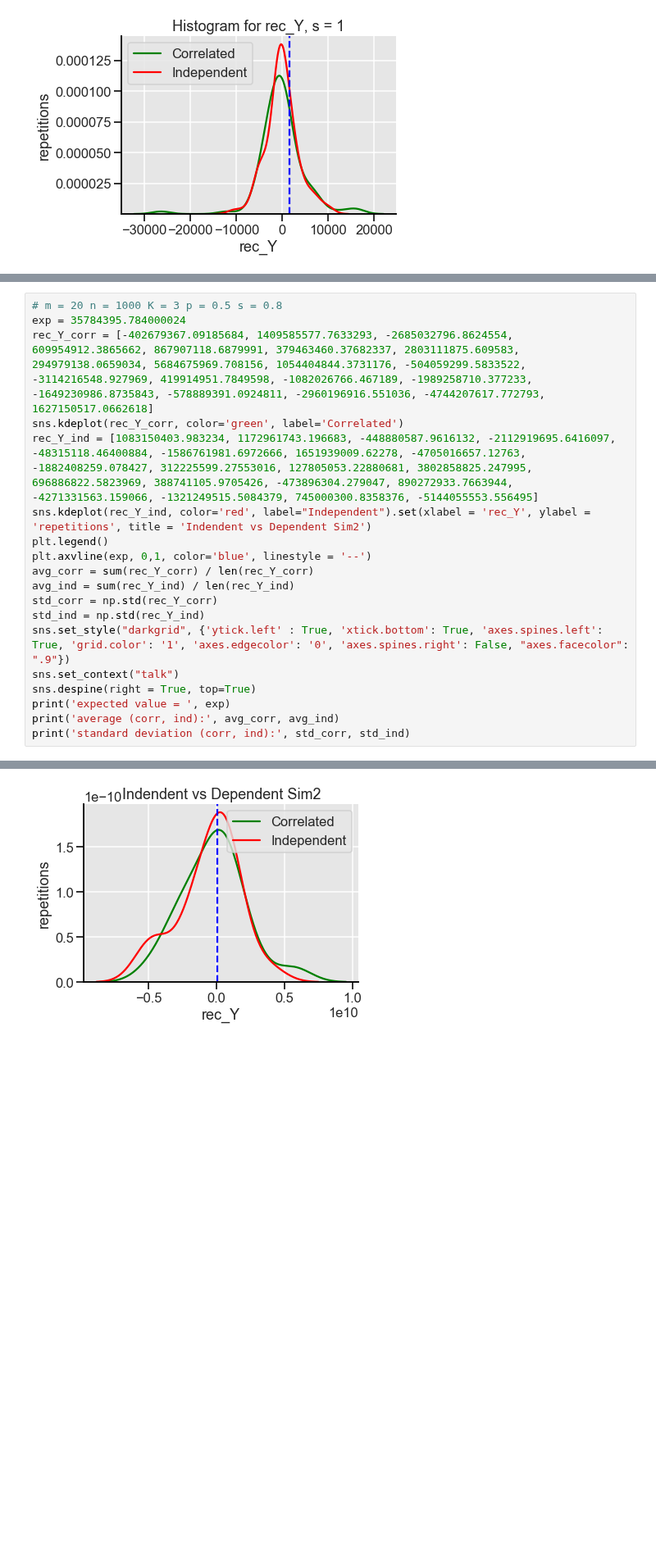
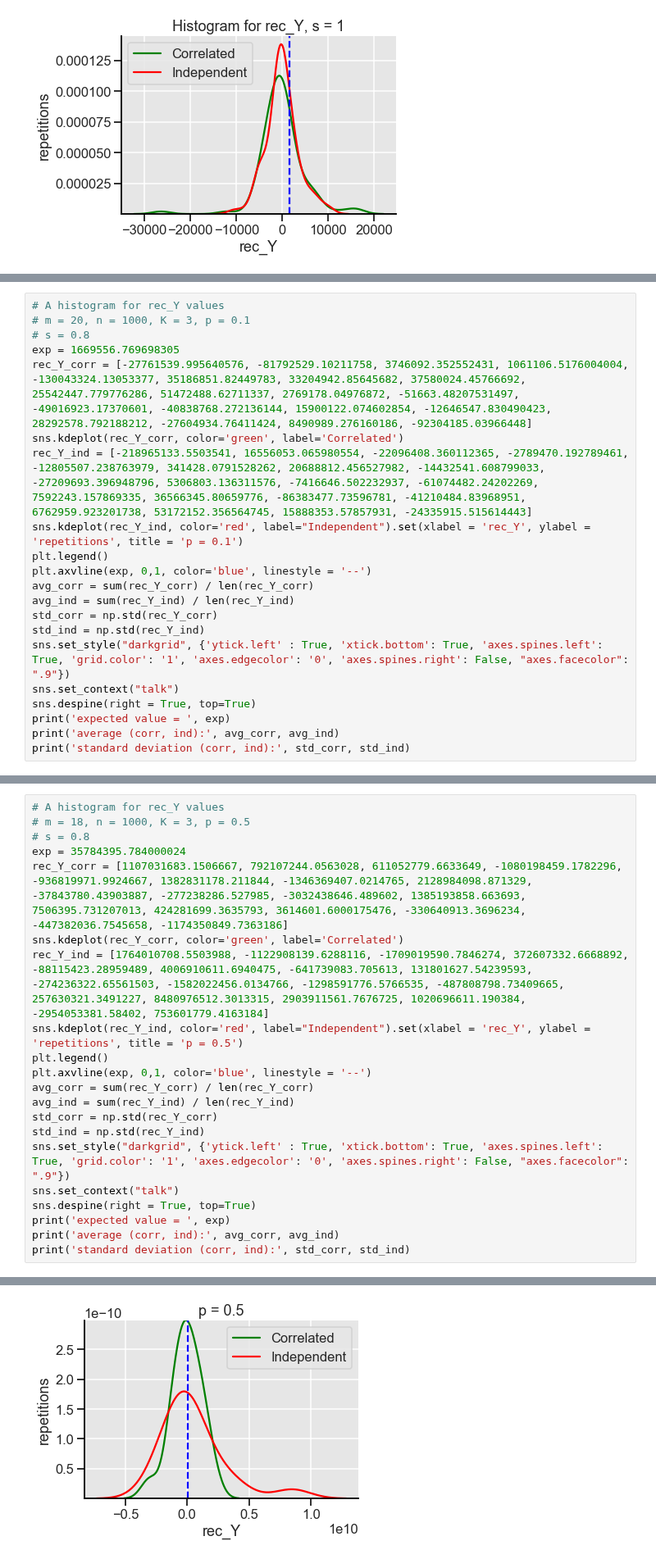
Before and after one commit to louishu17/tree_color_coding_task, a Jupyter notebook: Jupyter Vizualizations/sim2_viz.ipynb, the cells around one changed output, grey strips where cells are left out. Shown at 82% size. Saved outputs shown, nothing was run; the diff lists cells and outputs as text; blank space fills up the shorter version.

```diff
--- a/Jupyter Vizualizations/sim2_viz.ipynb
+++ b/Jupyter Vizualizations/sim2_viz.ipynb
@@ -233,0 +207,21 @@ standard deviation (corr, ind): 578614958.1542993 924652434.0070877
+# %%
+# A histogram for rec_Y values
+# m = 20, n = 1000, K = 3, p = 0.1
+# s = 0.8
+exp = 1669556.769698305
+rec_Y_corr = [-27761539.995640576, -81792529.10211758, 3746092.352552431, 1061106.5176004004, -130043324.13053377, 35186851.82449783, 33204942.85645682, 37580024.45766692, 25542447.779776286, 51472488.62711337, 2769178.04976872, -51663.48207531497, -49016923.17370601, -40838768.272136144, 15900122.074602854, -12646547.830490423, 28292578.792188212, -27604934.76411424, 8490989.276160186, -92304185.03966448]
+sns.kdeplot(rec_Y_corr, color='green', label='Correlated')
+rec_Y_ind = [-218965133.5503541, 16556053.065980554, -22096408.360112365, -2789470.192789461, -12805507.238763979, 341428.0791528262, 20688812.456527982, -14432541.608799033, -27209693.396948796, 5306803.136311576, -7416646.502232937, -61074482.24202269, 7592243.157869335, 36566345.80659776, -86383477.73596781, -41210484.83968951, 6762959.923201738, 53172152.356564745, 15888353.57857931, -24335915.515614443]
+sns.kdeplot(rec_Y_ind, color='red', label="Independent").set(xlabel = 'rec_Y', ylabel = 'repetitions', title = 'p = 0.1')
+plt.legend()
+plt.axvline(exp, 0,1, color='blue', linestyle = '--')
+avg_corr = sum(rec_Y_corr) / len(rec_Y_corr)
+avg_ind = sum(rec_Y_ind) / len(rec_Y_ind)
+std_corr = np.std(rec_Y_corr)
+std_ind = np.std(rec_Y_ind)
+sns.set_style("darkgrid", {'ytick.left' : True, 'xtick.bottom': True, 'axes.spines.left': True, 'grid.color': '1', 'axes.edgecolor': '0', 'axes.spines.right': False, "axes.facecolor": ".9"})
+sns.set_context("talk")
+sns.despine(right = True, top=True)
+print('expected value = ', exp)
+print('average (corr, ind):', avg_corr, avg_ind)
+print('standard deviation (corr, ind):', std_corr, std_ind)
@@ -234,10 +233,12 @@ standard deviation (corr, ind): 578614958.1542993 924652434.0070877
 # %%
-# m = 20 n = 1000 K = 3 p = 0.5 s = 0.8
+# A histogram for rec_Y values
+# m = 18, n = 1000, K = 3, p = 0.5
+# s = 0.8
 exp = 35784395.784000024
-rec_Y_corr = [-402679367.09185684, 1409585577.7633293, -2685032796.8624554, 609954912.3865662, 867907118.6879991, 379463460.37682337, 2803111875.609583, 294979138.0659034, 5684675969.708156, 1054404844.3731176, -504059299.5833522, -3114216548.927969, 419914951.7849598, -1082026766.467189, -1989258710.377233, -1649230986.8735843, -578889391.0924811, -2960196916.551036, -4744207617.772793, 1627150517.0662618]
+rec_Y_corr = [1107031683.1506667, 792107244.0563028, 611052779.6633649, -1080198459.1782296, -936819971.9924667, 1382831178.211844, -1346369407.0214765, 2128984098.871329, -37843780.43903887, -277238286.527985, -3032438646.489602, 1385193858.663693, 7506395.731207013, 424281699.3635793, 3614601.6000175476, -330640913.3696234, -447382036.7545658, -1174350849.7363186]
 sns.kdeplot(rec_Y_corr, color='green', label='Correlated')
-rec_Y_ind = [1083150403.983234, 1172961743.196683, -448880587.9616132, -2112919695.6416097, -48315118.46400884, -1586761981.6972666, 1651939009.62278, -4705016657.12763, -1882408259.078427, 312225599.27553016, 127805053.22880681, 3802858825.247995, 696886822.5823969, 388741105.9705426, -473896304.279047, 890272933.7663944, -4271331563.159066, -1321249515.5084379, 745000300.8358376, -5144055553.556495]
-sns.kdeplot(rec_Y_ind, color='red', label="Independent").set(xlabel = 'rec_Y', ylabel = 'repetitions', title = 'Indendent vs Dependent Sim2')
+rec_Y_ind = [1764010708.5503988, -1122908139.6288116, -1709019590.7846274, 372607332.6668892, -88115423.28959489, 4006910611.6940475, -641739083.705613, 131801627.54239593, -274236322.65561503, -1582022456.0134766, -1298591776.5766535, -487808798.73409665, 257630321.3491227, 8480976512.3013315, 2903911561.7676725, 1020696611.190384, -2954053381.58402, 753601779.4163184]
+sns.kdeplot(rec_Y_ind, color='red', label="Independent").set(xlabel = 'rec_Y', ylabel = 'repetitions', title = 'p = 0.5')
 plt.legend()
 plt.axvline(exp, 0,1, color='blue', linestyle = '--')
 avg_corr = sum(rec_Y_corr) / len(rec_Y_corr)
@@ -257 +258 @@ standard deviation (corr, ind): 2271454664.8046136 2181678443.683108
-[figure, old version]
+[figure, new version]
```
Also changed, not shown: parts of 4 cells of this notebook, 2 other files.
